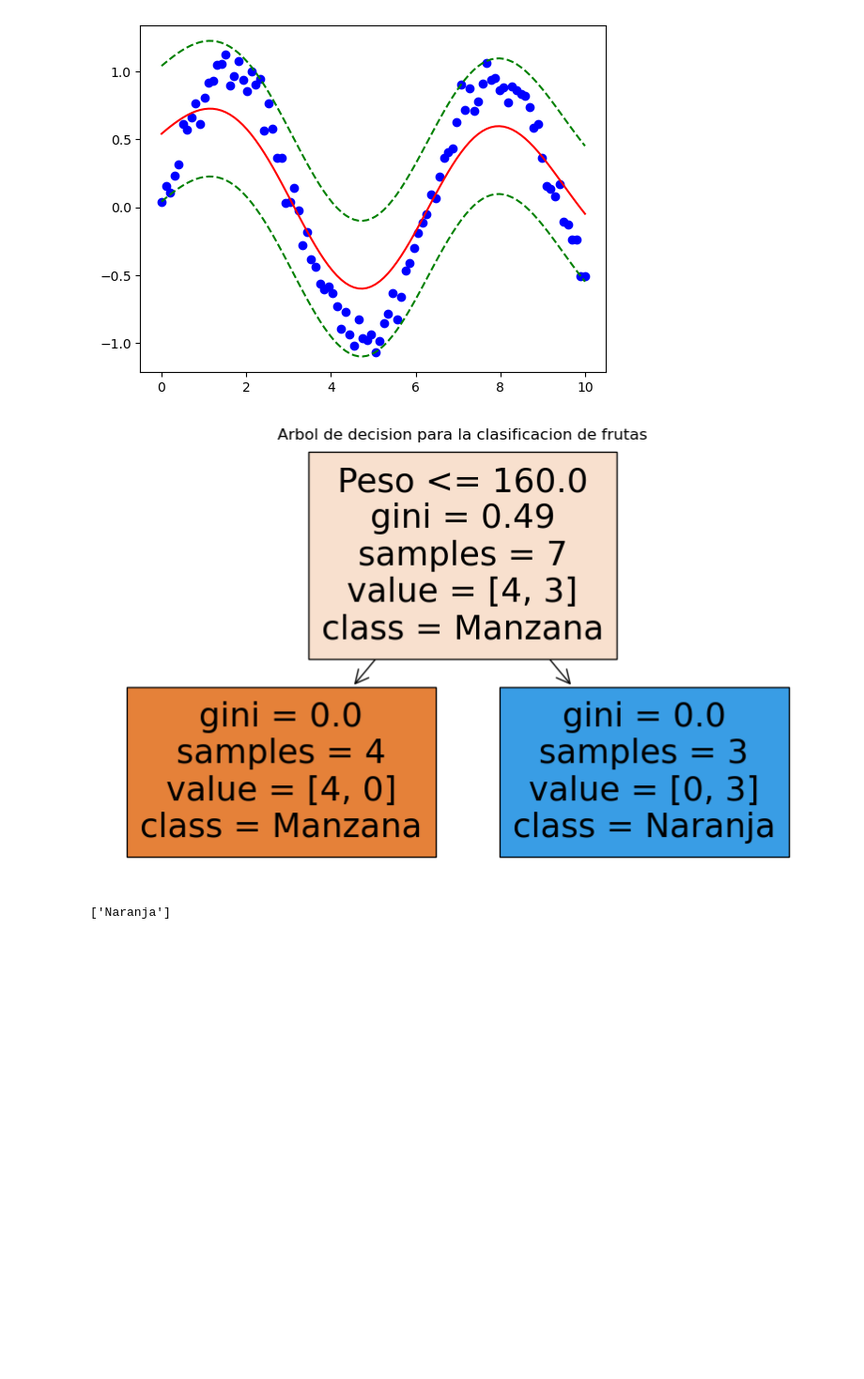
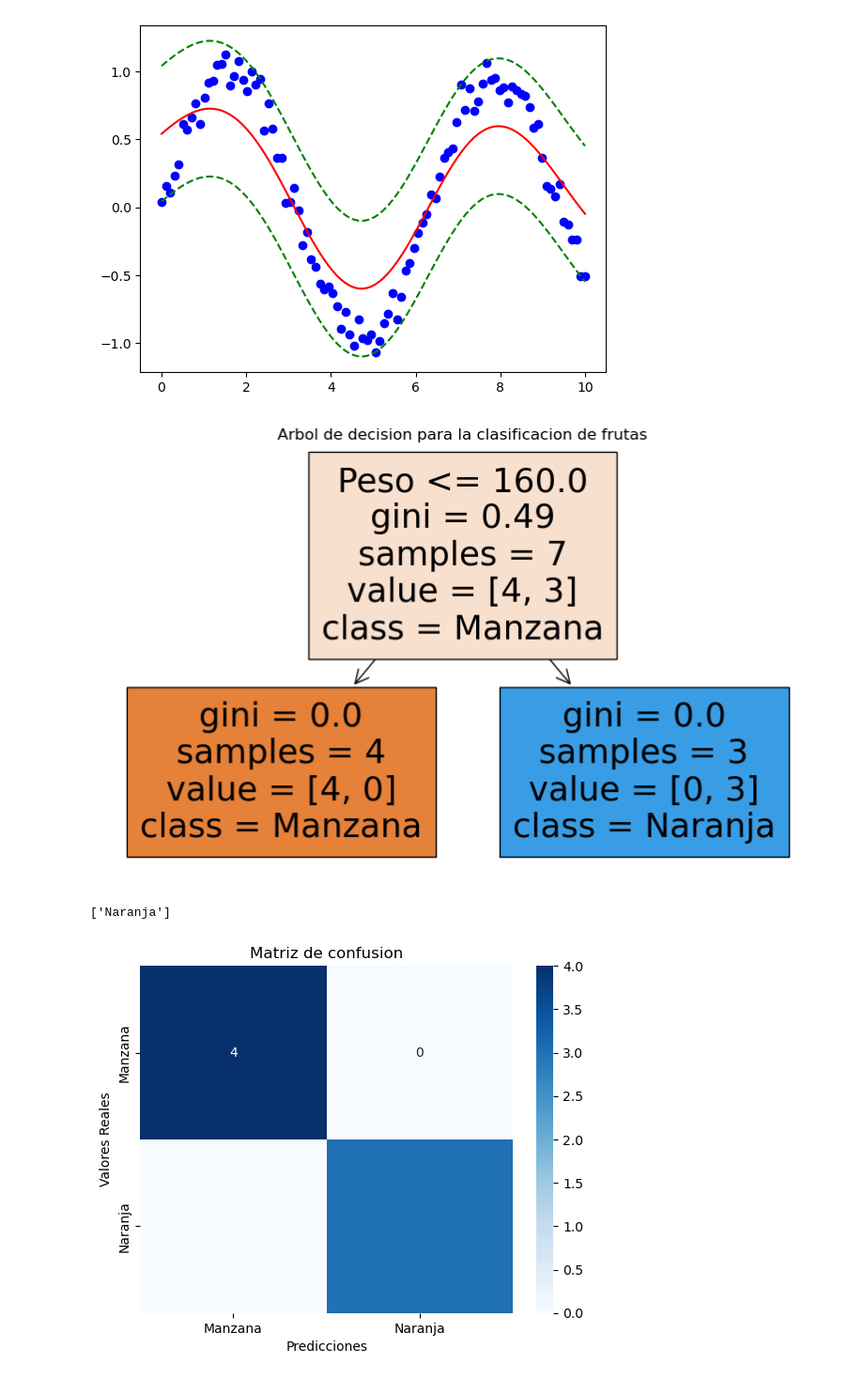
Before and after one commit to vizcardo1199/python-statitics, a Jupyter notebook: MODULO-2/Sesion17.ipynb, the cells around one changed output. Shown at 94% size. Saved outputs shown, nothing was run; the diff lists cells and outputs as text; code cells hidden in the pictures; blank space fills up the shorter version.

Commit message:
matriz de confusion

```diff
--- a/MODULO-2/Sesion17.ipynb
+++ b/MODULO-2/Sesion17.ipynb
@@ -125,39 +126,60 @@ plt.show()
 import pandas as pd
 from sklearn.tree import DecisionTreeClassifier, plot_tree
 import matplotlib.pyplot as plt
-
+from sklearn.metrics import confusion_matrix , classification_report , roc_auc_score , roc_curve
+import seaborn as sns
 # Crear dataset
 data = {
     "Peso": [150, 180, 140, 130, 170, 200, 110],
     "Color_Rojo": [1, 0, 1, 1, 0, 0, 1],  # 1=Rojo, 0=Naranja
     "Fruta": ["Manzana", "Naranja", "Manzana", "Manzana", "Naranja", "Naranja", "Manzana"],
 }
 df = pd.DataFrame(data)
 
 #Variables independientes y dependientes
 X = df[["Peso" ,"Color_Rojo"]]
 y = df["Fruta"]
 
 #Creamos y entrenamos nuestro arbol de decision
 modelo = DecisionTreeClassifier(random_state = 42) # estudiar el random state
 modelo.fit(X,y)
 
 #Visualizar el arbol
 plt.figure(figsize=(10,6))
 plot_tree(modelo , feature_names = ["Peso" ,"Color_Rojo"] , class_names = ["Manzana", "Naranja"],filled = True)
 plt.title('Arbol de decision para la clasificacion de frutas')
 plt.show()
 
 #Introducimos datos al arbol
 nuevo_dato = pd.DataFrame({
     "Peso" : [180],
     "Color_Rojo" : [1]
 })
 prediccion = modelo.predict(nuevo_dato)
 print(prediccion)
+
+#metrica de matriz de confusion
+#crear el modelo predictivo.
+y_pred = modelo.predict(X)
+
+# 1. convertimos las a clases a valor numerico
+class_mapping = { 'Manzana':0 , 'Naranja': 1}
+y_numeric = y.map(class_mapping) #valores reales
+y_predic_numeric = pd.Series(y_pred).map(class_mapping) # valores predichos
+
+#MATRIZ DE CONFUSION
+matriz_conf = confusion_matrix(y_numeric ,y_predic_numeric )
+
+#visualizar esta matriz de confusion
+sns.heatmap(matriz_conf , annot=True , fmt='d' ,cmap='Blues' , xticklabels = class_mapping.keys(),yticklabels = class_mapping.keys())
+plt.title('Matriz de confusion')
+plt.xlabel('Predicciones')
+plt.ylabel('Valores Reales')
+plt.show()
 # %% [output]
 [figure]
 ['Naranja']
+[figure, added]
 # %%
 data = {
     "Ingreso": [40000, 50000, 60000, 70000, 80000],
```
Also changed, not shown: parts of 3 cells of this notebook.
